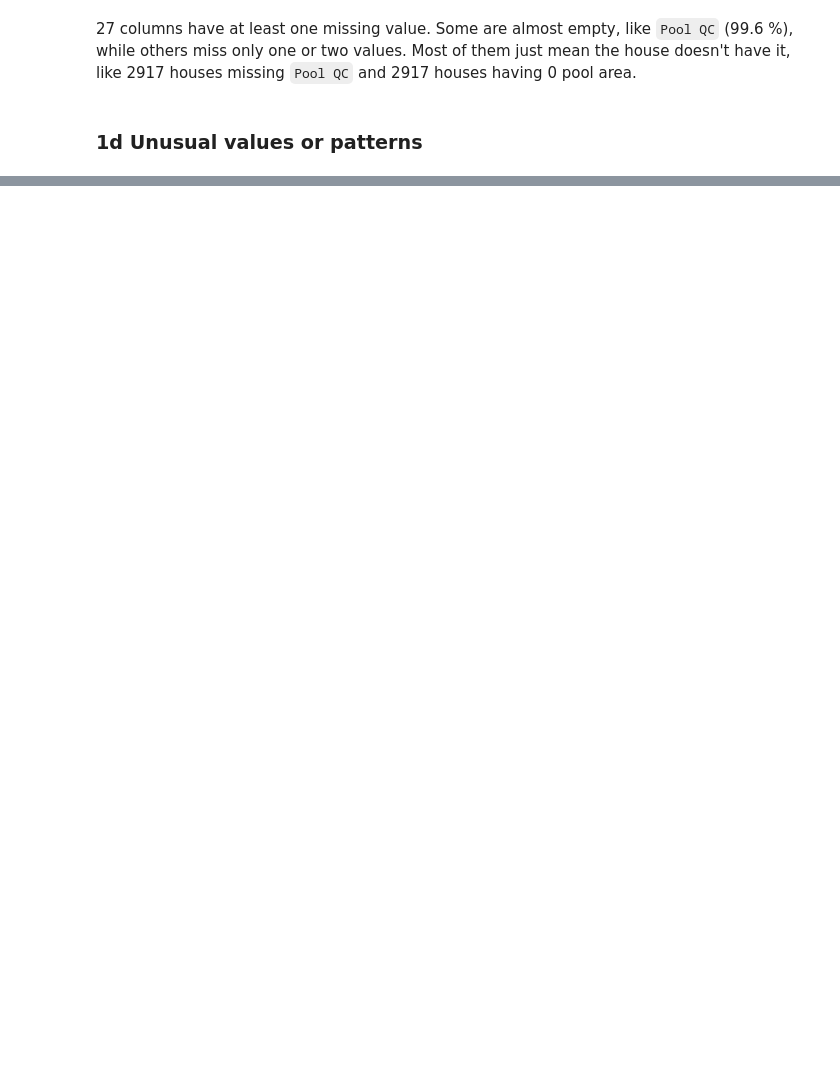
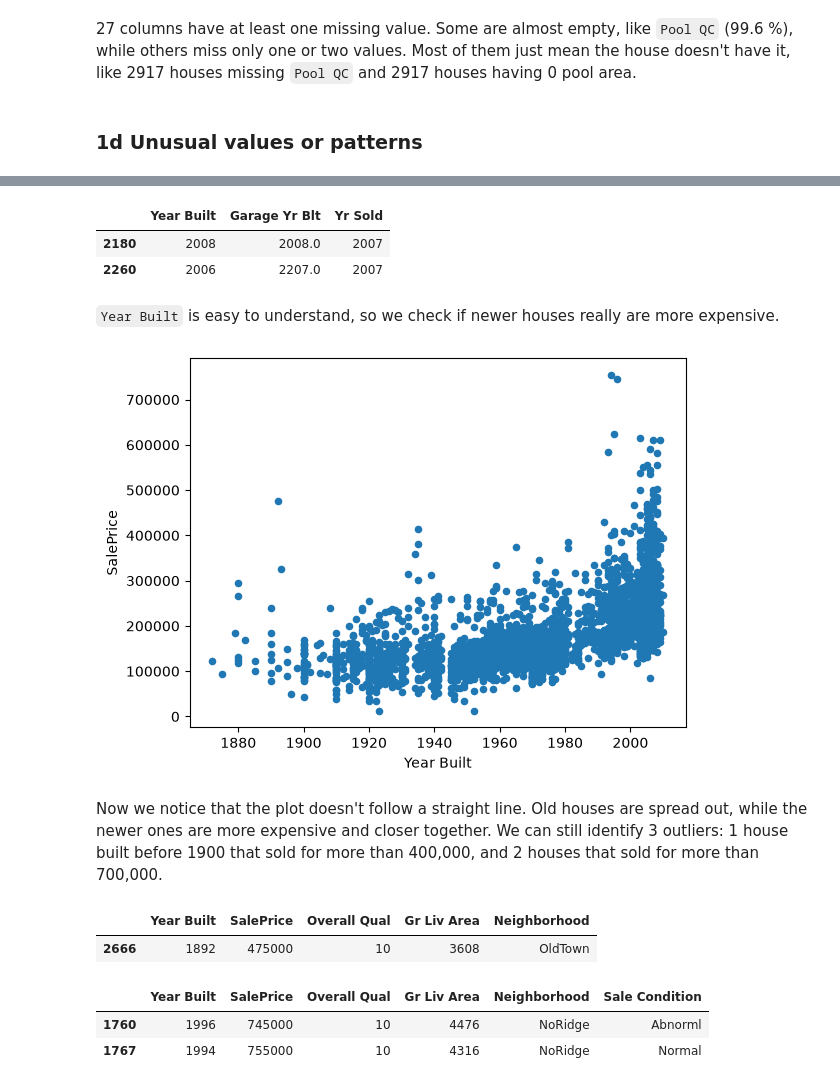
Before and after one commit to J-0-S-E/IE500618-Assignment1, a Jupyter notebook: housing_price_prediction.ipynb, the cells around one changed output, grey strips where cells are left out. Cells and saved outputs as stored; diff of their text form; code cells hidden in the pictures; blank space fills up the shorter version.

```diff
--- a/housing_price_prediction.ipynb
+++ b/housing_price_prediction.ipynb
@@ -188,0 +194,26 @@ df[df["Garage Yr Blt"] > 2010][["Year Built", "Garage Yr Blt", "Yr Sold"]]
+# %%
+df[df["Garage Yr Blt"] > df["Yr Sold"]][["Year Built", "Garage Yr Blt", "Yr Sold"]]
+# %% [output]
+|  | Year Built | Garage Yr Blt | Yr Sold |
+| 2180 | 2008 | 2008.0 | 2007 |
+| 2260 | 2006 | 2207.0 | 2007 |
+# %% [markdown]
+`Year Built` is easy to understand, so we check if newer houses really are more expensive.
+# %%
+df.plot.scatter(x="Year Built", y="SalePrice")
+plt.show()
+# %% [output]
+[figure, added]
+# %% [markdown]
+Now we notice that the plot doesn't follow a straight line. Old houses are spread out, while the newer ones are more expensive and closer together. We can still identify 3 outliers: 1 house built before 1900 that sold for more than 400,000, and 2 houses that sold for more than 700,000.
+# %%
+df[(df["Year Built"] < 1900) & (df["SalePrice"] > 400000)][["Year Built", "SalePrice", "Overall Qual", "Gr Liv Area", "Neighborhood"]]
+# %% [output]
+|  | Year Built | SalePrice | Overall Qual | Gr Liv Area | Neighborhood |
+| 2666 | 1892 | 475000 | 10 | 3608 | OldTown |
+# %%
+df[df["SalePrice"] > 700000][["Year Built", "SalePrice", "Overall Qual", "Gr Liv Area", "Neighborhood", "Sale Condition"]]
+# %% [output]
+|  | Year Built | SalePrice | Overall Qual | Gr Liv Area | Neighborhood | Sale Condition |
+| 1760 | 1996 | 745000 | 10 | 4476 | NoRidge | Abnorml |
+| 1767 | 1994 | 755000 | 10 | 4316 | NoRidge | Normal |
```
Also changed, not shown: parts of 48 cells of this notebook.
